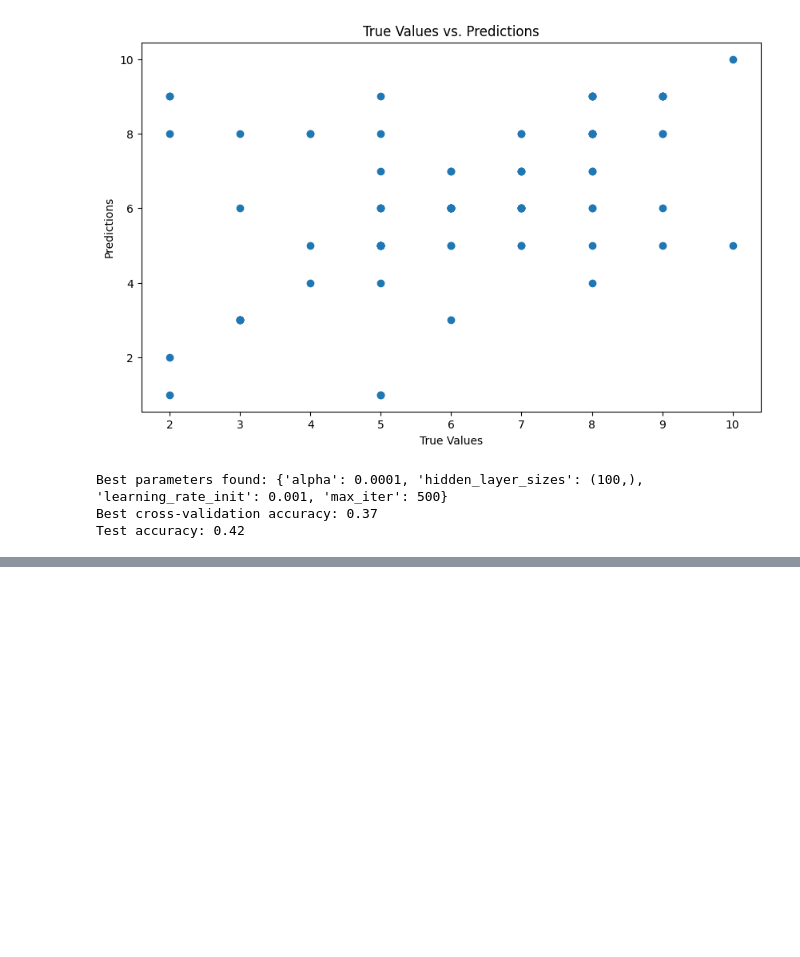
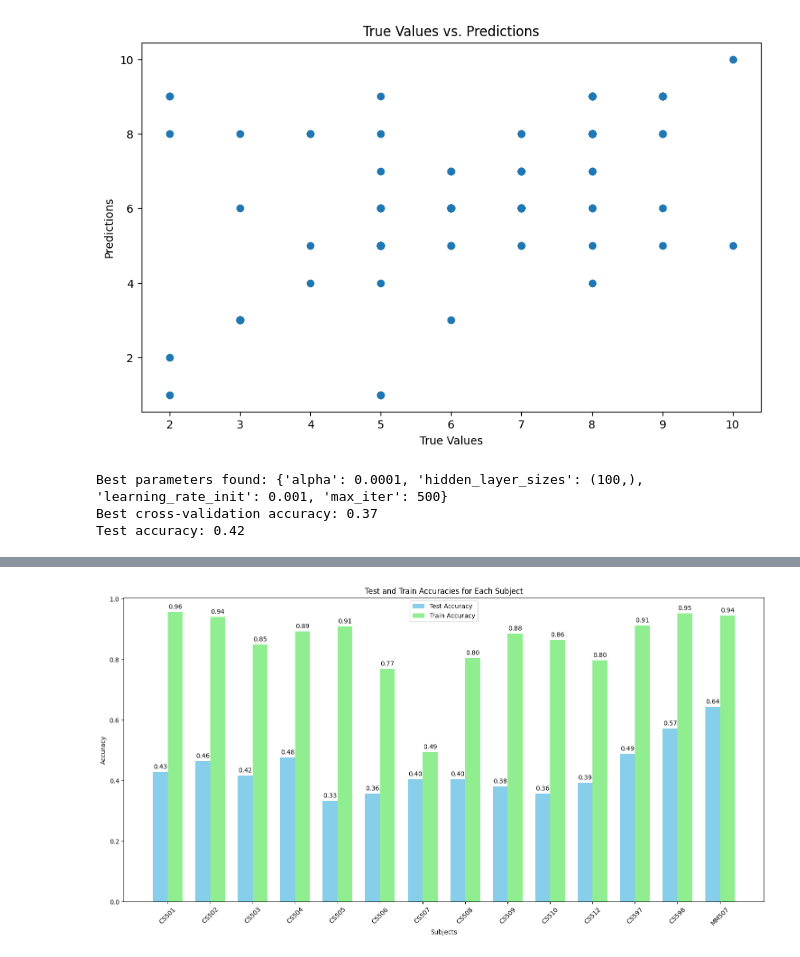
Before and after one commit to cepdnaclk/e19-co544-course-and-field-recommendation-system-based-on-student-results, a Jupyter notebook: temp/MLP/MLP.ipynb, the cells around one changed output, grey strips where cells are left out. Saved outputs shown, nothing was run; the diff lists cells and outputs as text; code cells hidden in the pictures; blank space fills up the shorter version.

```diff
--- a/temp/MLP/MLP.ipynb
+++ b/temp/MLP/MLP.ipynb
@@ -373,0 +468,86 @@ plt.show()
+# %%
+# # Extract subjects and their corresponding accuracies
+# subjects = list(accuracies.keys())
+# accuracy_values = list(accuracies.values())
+
+# # Plotting the bar chart
+# plt.figure(figsize=(20, 6))
+# plt.bar(subjects, accuracy_values, color='skyblue')
+# plt.xlabel('Subjects')
+# plt.ylabel('Accuracy')
+# plt.title('Accuracy for Each Fifth-Year Subject')
+# plt.xticks(rotation=45)
+# plt.ylim(0, 1)
+# plt.tight_layout()
+# plt.show()
+
+import matplotlib.pyplot as plt
+import numpy as np
+
+# Extract subjects and their corresponding metrics
+subjects = list(metrics.keys())
+test_accuracy_values = [metrics[subject][0] for subject in subjects]
+train_accuracy_values = [metrics[subject][1] for subject in subjects]
+precision_values = [metrics[subject][2] for subject in subjects]
+recall_values = [metrics[subject][3] for subject in subjects]
+f1_values = [metrics[subject][4] for subject in subjects]
+
+# Plotting test and train accuracies
+x = np.arange(len(subjects))  # Label locations
+width = 0.35  # Width of the bars
+
+fig, ax = plt.subplots(figsize=(15, 8))
+rects1 = ax.bar(x - width/2, test_accuracy_values, width, label='Test Accuracy', color='skyblue')
+rects2 = ax.bar(x + width/2, train_accuracy_values, width, label='Train Accuracy', color='lightgreen')
+
+# Add some text for labels, title and custom x-axis tick labels, etc.
+ax.set_xlabel('Subjects')
+ax.set_ylabel('Accuracy')
+ax.set_title('Test and Train Accuracies for Each Subject')
+ax.set_xticks(x)
+ax.set_xticklabels(subjects, rotation=45)
+ax.legend()
+
+# Attach a text label above each bar in *rects*, displaying its height.
+def autolabel(rects):
+    """Attach a text label above each bar in *rects*, displaying its height."""
+    for rect in rects:
+        height = rect.get_height()
+        ax.annotate(f'{height:.2f}',
+                    xy=(rect.get_x() + rect.get_width() / 2, height),
+                    xytext=(0, 3),  # 3 points vertical offset
+                    textcoords="offset points",
+                    ha='center', va='bottom')
+
+autolabel(rects1)
+autolabel(rects2)
+
+fig.tight_layout()
+plt.show()
+
+# Plotting precision, recall, and F1 score with space between subjects
+x = np.arange(len(subjects)) * 1.5  # Adjusting label locations for space
+width = 0.35  # Width of the bars
+
+fig, ax = plt.subplots(figsize=(15, 8))
+rects1 = ax.bar(x - width, precision_values, width, label='Precision', color='lightcoral')
+rects2 = ax.bar(x, recall_values, width, label='Recall', color='gold')
+rects3 = ax.bar(x + width, f1_values, width, label='F1 Score', color='cornflowerblue')
+
+# Add some text for labels, title and custom x-axis tick labels, etc.
+ax.set_xlabel('Subjects')
+ax.set_ylabel('Score')
+ax.set_title('Evaluation Metrics for Test Set')
+ax.set_xticks(x)
+ax.set_xticklabels(subjects, rotation=45)
+ax.legend()
+
+# Attach a text label above each bar in *rects*, displaying its height.
+autolabel(rects1)
+autolabel(rects2)
+autolabel(rects3)
+
+fig.tight_layout()
+plt.show()
+# %% [output]
+[figure, added]
```
Also changed, not shown: parts of 3 cells of this notebook.
